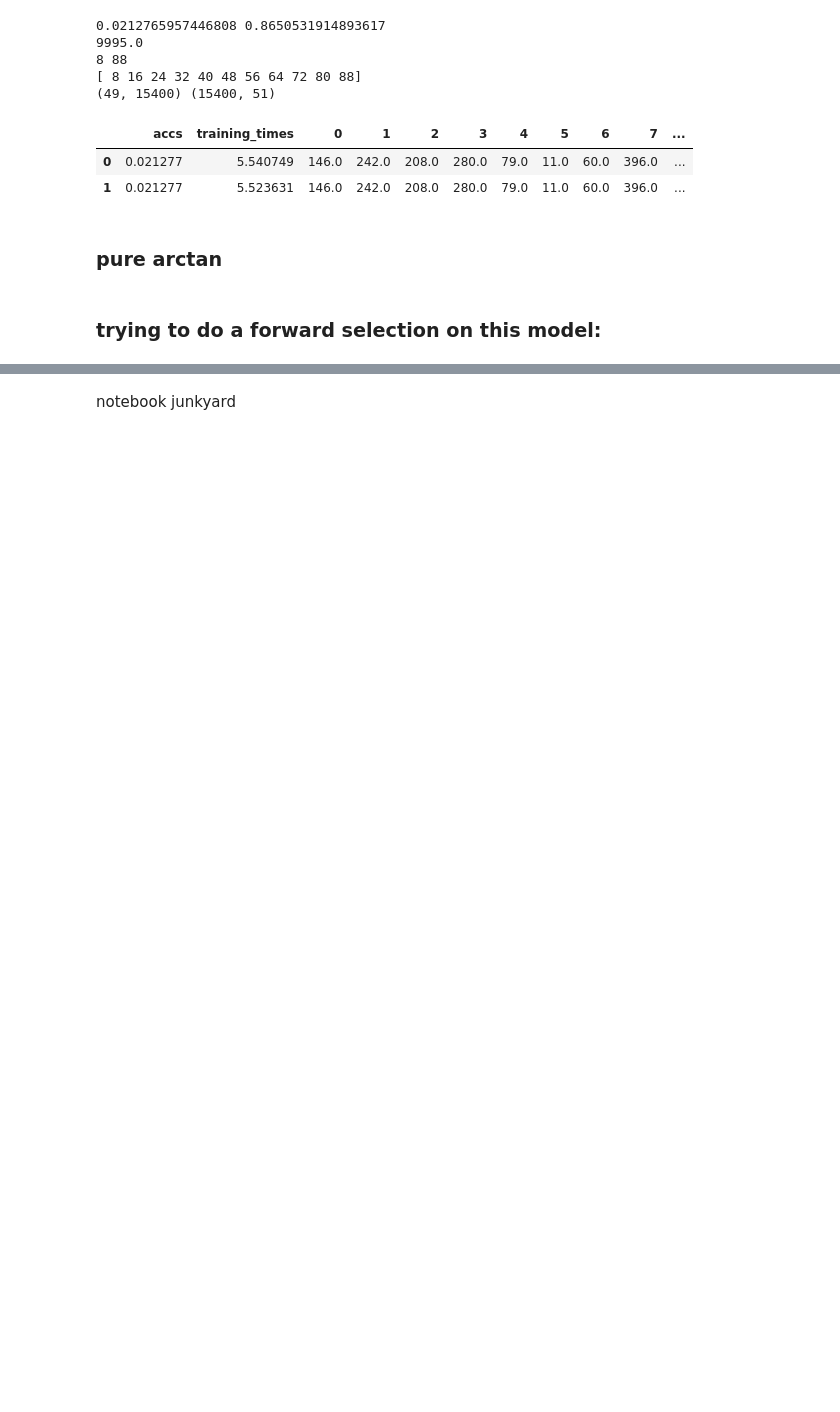
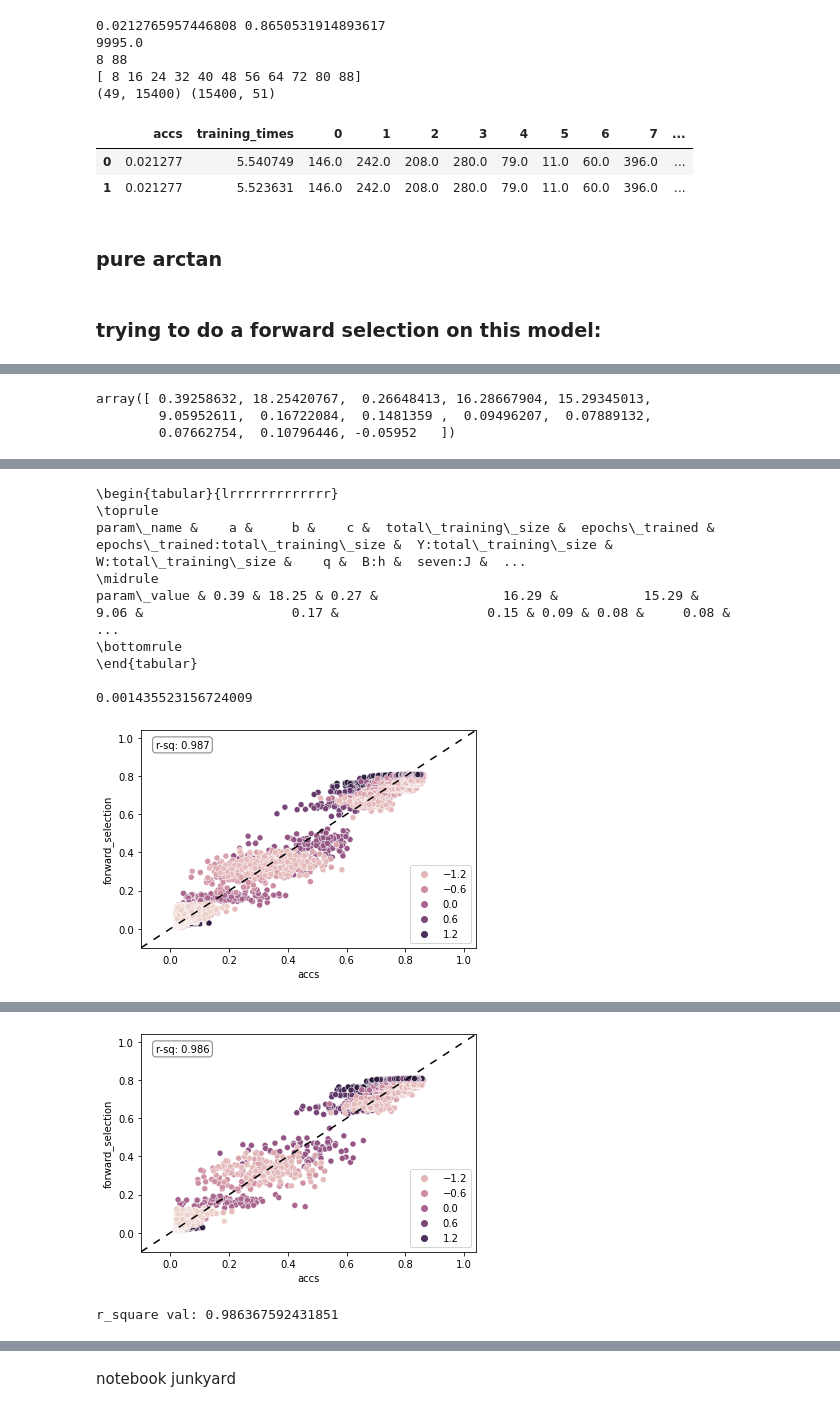
Before and after one commit to tmuehlen80/training_dataset_size_per_class, a Jupyter notebook: notebooks/emnist_datasetsize_arctan.ipynb, the cells around one changed output, grey strips where cells are left out. Drawn from its saved outputs; the diff is of its cells as text; code cells hidden in the pictures; blank space fills up the shorter version.

```diff
--- a/notebooks/emnist_datasetsize_arctan.ipynb
+++ b/notebooks/emnist_datasetsize_arctan.ipynb
@@ -444,6 +427,8 @@ features = classes_new + ["epochs_trained", "total_training_size"]
 #dmatrix(f'({"+".join(classes_new)})**2', tmp)
 mm = np.asarray(dmatrix(f'({"+".join(features)})**2 - 1', tmp)).T
 mmd = dmatrix(f'({"+".join(features)})**2 - 1', tmp)
+mm_val = np.asarray(dmatrix(f'({"+".join(features)})**2 - 1', tmp_val)).T
+mmd_val = dmatrix(f'({"+".join(features)})**2 - 1', tmp_val)
 # %%
 n_effects = mm.shape[0]
 all_effects = np.arange(n_effects).tolist()
@@ -483,2 +496,3 @@ while rss_best[-1] - rss_best[-2] > 0.1:
 # %%
+selected = [48, 47, 1224, 1133, 1104, 44, 552, 375, 278, 339]
 [mmd.design_info.column_names[i] for i in selected]
@@ -506,20 +527,12 @@ y_hat = func(mm, *params)
-# %%
-y_hat_name = "accs_hat_classes_linear_epoch_linear;forward_selection"
-selected = []
-unselected = list(set(all_effects).difference(set(selected)))
-rss = []
-for j in tqdm(unselected):
-    candidate = selected + [j]
-    def func(x, a, b, c, *args) -> float:
-        running_sum = 0
-        for i in range(len(candidate)):
-            running_sum += args[i] * x[candidate[i]]
-        return a + (np.arctan(running_sum + b)) * c
-    np.random.seed(seed=42135023)
-    n_p = len(candidate) + 3
-    p0 = np.random.uniform(low = 0, high=1, size = n_p)
-    bounds = (np.repeat(-60, n_p), np.repeat(60, n_p))
-    params, params_cov = curve_fit(func, mm, y, maxfev=50000, p0=p0, bounds = bounds)
-    y_hat = func(mm, *params)
-    rss.append(((y_hat - y)**2).sum())
-    #print(j, rss[-1])
+# %%
+model_type
+y_hat_name = "forward_selection"
+param_names = ["a", "b", "c"] + [mmd.design_info.column_names[i] for i in selected]
+params
+# %% [output]
+array([ 0.39258632, 18.25420767,  0.26648413, 16.28667904, 15.29345013,
+        9.05952611,  0.16722084,  0.1481359 ,  0.09496207,  0.07889132,
+        0.07662754,  0.10796446, -0.05952   ])
+# %%
+emnist_plotting_printing_all_epochs(func, model_type, y_hat_name, mm, y, param_names,  params, results, mm_val, y_val, results_val, xdata_pred, results_pred_orig, saving_plots=True, is_2param=False, xylim=(-0.1, 1.04), dataset="emnist")
+# %% [output]
@@ -525,0 +541,10 @@ for j in tqdm(unselected):
+\begin{tabular}{lrrrrrrrrrrrrr}
+\toprule
+param\_name &    a &     b &    c &  total\_training\_size &  epochs\_trained &  epochs\_trained:total\_training\_size &  Y:total\_training\_size &  W:total\_training\_size &    q &  B:h &  seven:J &  ...
+\midrule
+param\_value & 0.39 & 18.25 & 0.27 &                16.29 &           15.29 &                                9.06 &                   0.17 &                   0.15 & 0.09 & 0.08 &     0.08 &           ...
+\bottomrule
+\end{tabular}
+
+0.001435523156724009
+[figure, added]
@@ -525,0 +553,2 @@ for j in tqdm(unselected):
+[figure, added]
+r_square val: 0.986367592431851
```
Also changed, not shown: parts of 18 cells of this notebook, 16 other files.
